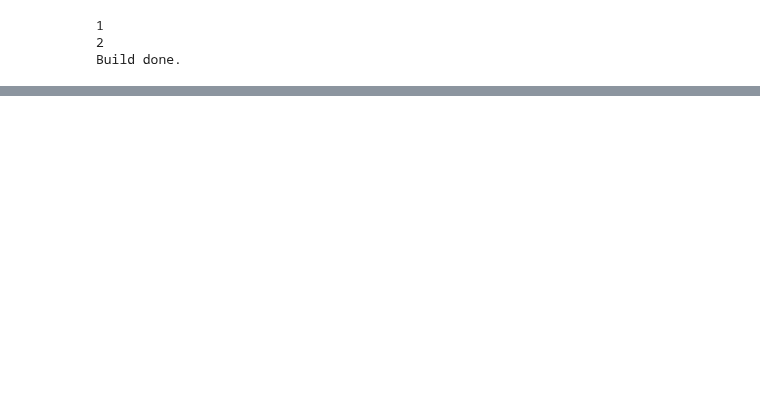
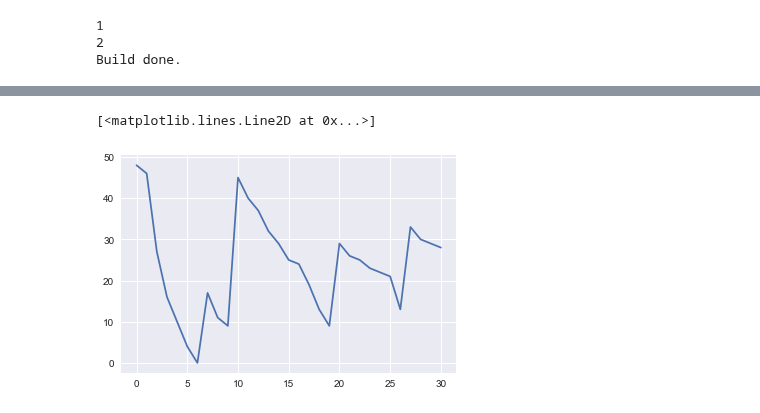
Before and after one commit to schemmy/e2e, a Jupyter notebook: seq2seq/benchmark2.ipynb, the cells around one changed output, grey strips where cells are left out. Drawn from its saved outputs; the diff is of its cells as text; code cells hidden in the pictures; blank space fills up the shorter version.

```diff
--- a/seq2seq/benchmark2.ipynb
+++ b/seq2seq/benchmark2.ipynb
@@ -319,0 +351,5 @@ Checkpoint saved at:  ./../logs/temp/univariate_ts_model0
+# %%
+test_idx = 20016
+
+test_seq_input = encoder_input_data[test_idx,:,:]
+test_seq_target = decoder_target_data[test_idx,:,:]
@@ -319,0 +361,24 @@ Checkpoint saved at:  ./../logs/temp/univariate_ts_model0
+# %%
+np.random.seed(0)
+h = 1
+b = 9
+
+N = 4
+R = 7
+VLT = np.random.choice([3,4,5,6,7], (N,))
+
+simu_start_date = (dt.datetime(2018,8,1) - val_enc_start).days
+end_of_horizon = 31
+demand = np.exp(test_seq_input[simu_start_date:] + encode_series_mean[test_idx])-1
+
+order_time = []
+arrive_time = []
+for i in range(N):
+    t1 = i*R
+    t2 = t1+VLT[i]
+    order_time.append(t1)
+    arrive_time.append(t2)
+# %%
+inv0 = int(np.sum(demand[0:VLT[0]]))
+inv = inv0
+print('Initial Inventory:', inv0)
@@ -319,0 +387,7 @@ Checkpoint saved at:  ./../logs/temp/univariate_ts_model0
+# %%
+def countOccurrences(arr, x):
+    res = 0
+    for i in range(len(arr)):
+        if x == arr[i]:
+            res += 1
+    return res
@@ -319,0 +466,5 @@ Checkpoint saved at:  ./../logs/temp/univariate_ts_model0
+# %%
+plt.plot(history_inv)
+# %% [output]
+[<matplotlib.lines.Line2D at 0x...>]
+[figure, added]
```
Also changed, not shown: parts of 15 cells of this notebook, 1 other file.
